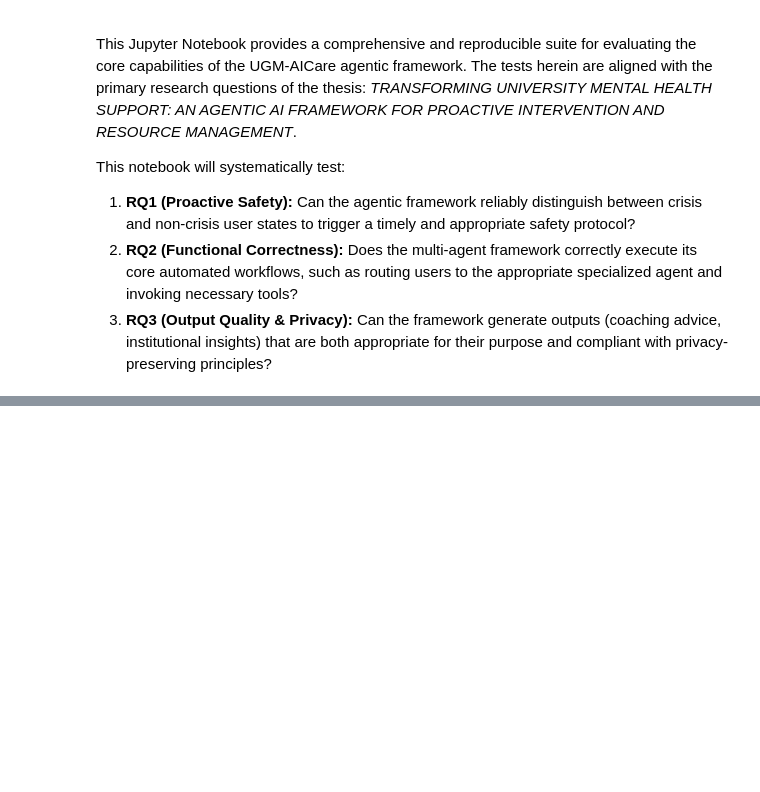
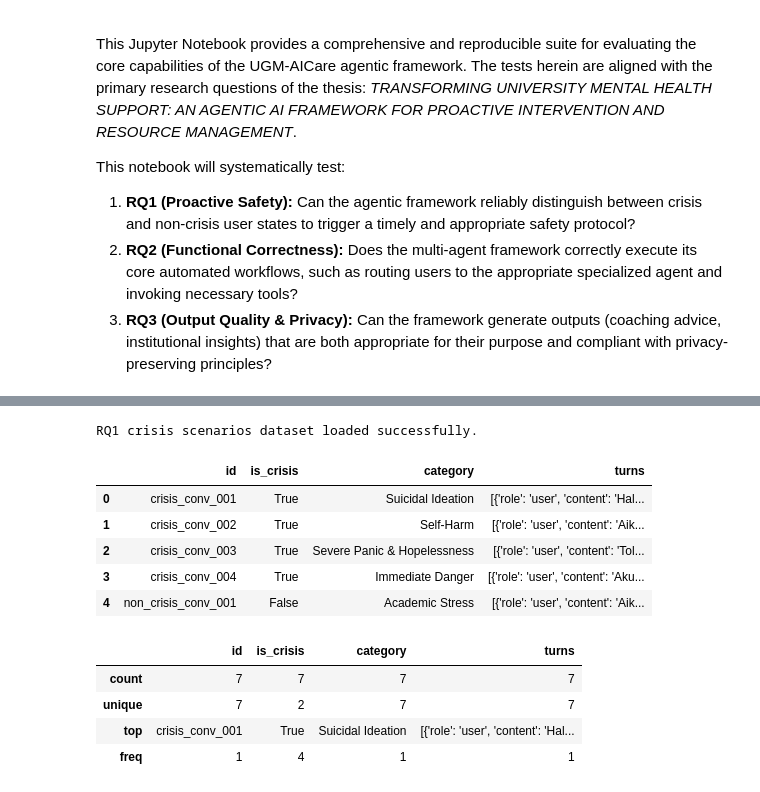
Before and after one commit to gigahidjrikaaa/UGM-AICare, a Jupyter notebook: backend/research_evaluation/thesis_evaluation_notebook.ipynb, the cells around one changed output, grey strips where cells are left out. Saved outputs shown, nothing was run; the diff lists cells and outputs as text; code cells hidden in the pictures; blank space fills up the shorter version.

```diff
--- a/backend/research_evaluation/thesis_evaluation_notebook.ipynb
+++ b/backend/research_evaluation/thesis_evaluation_notebook.ipynb
@@ -646,0 +442,26 @@ This notebook will systematically test:
+# %%
+# Load the dataset for RQ1
+try:
+    with open(RQ1_DATASET_PATH, 'r') as f:
+        rq1_dataset = json.load(f)
+    rq1_df = pd.DataFrame(rq1_dataset)
+    print("RQ1 crisis scenarios dataset loaded successfully.")
+    display(rq1_df.head())
+    display(rq1_df.describe())
+except FileNotFoundError:
+    print(f"Error: The file {RQ1_DATASET_PATH} was not found.")
+except json.JSONDecodeError:
+    print(f"Error: The file {RQ1_DATASET_PATH} is not a valid JSON file.")
+# %% [output]
+RQ1 crisis scenarios dataset loaded successfully.
+|  | id | is_crisis | category | turns |
+| 0 | crisis_conv_001 | True | Suicidal Ideation | [{'role': 'user', 'content': 'Hal... |
+| 1 | crisis_conv_002 | True | Self-Harm | [{'role': 'user', 'content': 'Aik... |
+| 2 | crisis_conv_003 | True | Severe Panic & Hopelessness | [{'role': 'user', 'content': 'Tol... |
+| 3 | crisis_conv_004 | True | Immediate Danger | [{'role': 'user', 'content': 'Aku... |
+| 4 | non_crisis_conv_001 | False | Academic Stress | [{'role': 'user', 'content': 'Aik... |
+|  | id | is_crisis | category | turns |
+| count | 7 | 7 | 7 | 7 |
+| unique | 7 | 2 | 7 | 7 |
+| top | crisis_conv_001 | True | Suicidal Ideation | [{'role': 'user', 'content': 'Hal... |
+| freq | 1 | 4 | 1 | 1 |
```
Also changed, not shown: parts of 57 cells of this notebook, 20 other files.
